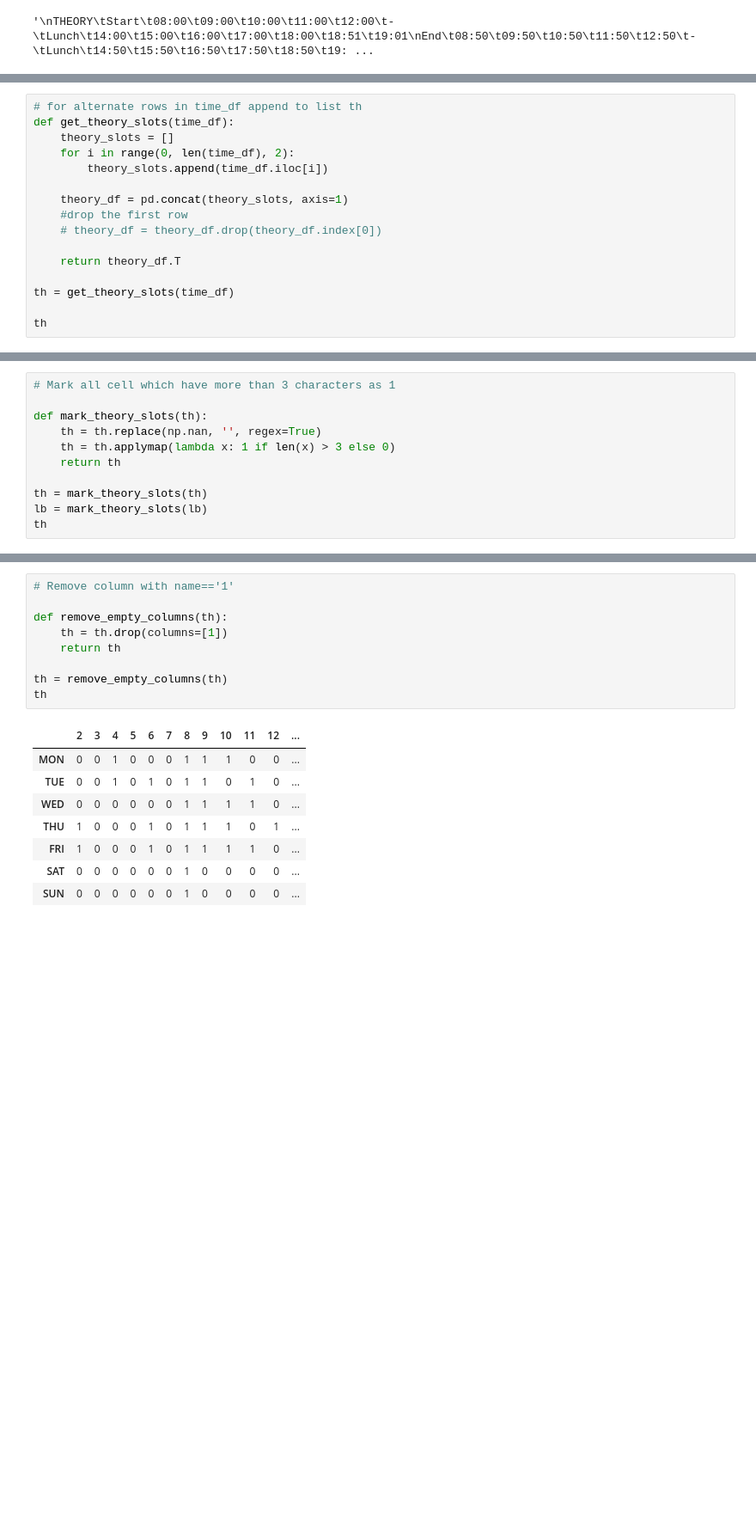
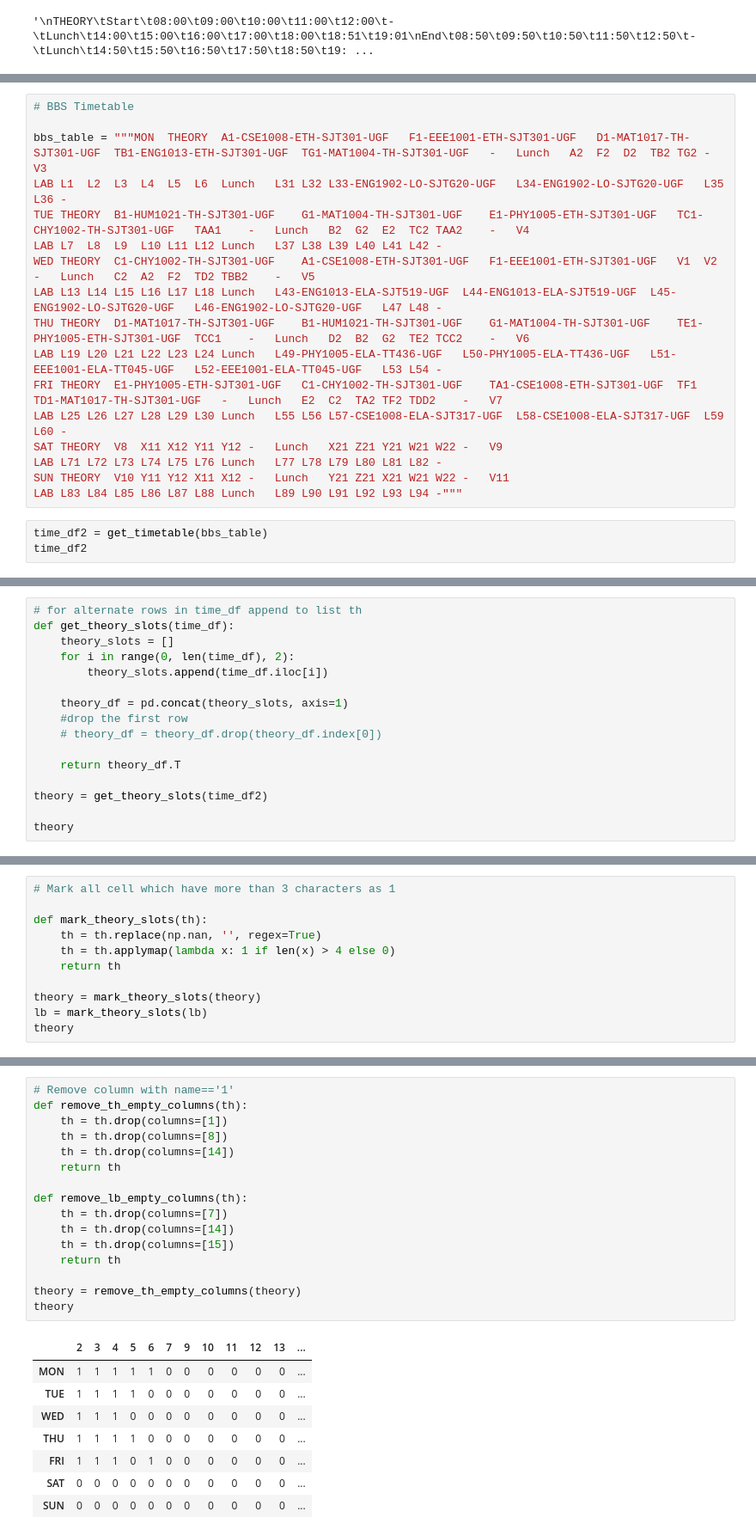
Before and after one commit to CaptAlpha/FreeSlotFinder, a Jupyter notebook: main.ipynb, the cells around one changed output, grey strips where cells are left out. Shown at 86% size. Cells and saved outputs as stored; diff of their text form; blank space fills up the shorter version.

```diff
--- a/main.ipynb
+++ b/main.ipynb
@@ -67,3 +54,23 @@ def get_timetable(timetable):
     # timetable = timetable.dropna(axis=1, how='all')
     # timetable = timetable.dropna(axis=0, how='all')
     return timetable
+# %%
+# BBS Timetable
+
+bbs_table = """MON	THEORY	A1-CSE1008-ETH-SJT301-UGF	F1-EEE1001-ETH-SJT301-UGF	D1-MAT1017-TH-SJT301-UGF	TB1-ENG1013-ETH-SJT301-UGF	TG1-MAT1004-TH-SJT301-UGF	-	Lunch	A2	F2	D2	TB2	TG2	-	V3
+LAB	L1	L2	L3	L4	L5	L6	Lunch	L31	L32	L33-ENG1902-LO-SJTG20-UGF	L34-ENG1902-LO-SJTG20-UGF	L35	L36	-
+TUE	THEORY	B1-HUM1021-TH-SJT301-UGF	G1-MAT1004-TH-SJT301-UGF	E1-PHY1005-ETH-SJT301-UGF	TC1-CHY1002-TH-SJT301-UGF	TAA1	-	Lunch	B2	G2	E2	TC2	TAA2	-	V4
+LAB	L7	L8	L9	L10	L11	L12	Lunch	L37	L38	L39	L40	L41	L42	-
+WED	THEORY	C1-CHY1002-TH-SJT301-UGF	A1-CSE1008-ETH-SJT301-UGF	F1-EEE1001-ETH-SJT301-UGF	V1	V2	-	Lunch	C2	A2	F2	TD2	TBB2	-	V5
+LAB	L13	L14	L15	L16	L17	L18	Lunch	L43-ENG1013-ELA-SJT519-UGF	L44-ENG1013-ELA-SJT519-UGF	L45-ENG1902-LO-SJTG20-UGF	L46-ENG1902-LO-SJTG20-UGF	L47	L48	-
+THU	THEORY	D1-MAT1017-TH-SJT301-UGF	B1-HUM1021-TH-SJT301-UGF	G1-MAT1004-TH-SJT301-UGF	TE1-PHY1005-ETH-SJT301-UGF	TCC1	-	Lunch	D2	B2	G2	TE2	TCC2	-	V6
+LAB	L19	L20	L21	L22	L23	L24	Lunch	L49-PHY1005-ELA-TT436-UGF	L50-PHY1005-ELA-TT436-UGF	L51-EEE1001-ELA-TT045-UGF	L52-EEE1001-ELA-TT045-UGF	L53	L54	-
+FRI	THEORY	E1-PHY1005-ETH-SJT301-UGF	C1-CHY1002-TH-SJT301-UGF	TA1-CSE1008-ETH-SJT301-UGF	TF1	TD1-MAT1017-TH-SJT301-UGF	-	Lunch	E2	C2	TA2	TF2	TDD2	-	V7
+LAB	L25	L26	L27	L28	L29	L30	Lunch	L55	L56	L57-CSE1008-ELA-SJT317-UGF	L58-CSE1008-ELA-SJT317-UGF	L59	L60	-
+SAT	THEORY	V8	X11	X12	Y11	Y12	-	Lunch	X21	Z21	Y21	W21	W22	-	V9
+LAB	L71	L72	L73	L74	L75	L76	Lunch	L77	L78	L79	L80	L81	L82	-
+SUN	THEORY	V10	Y11	Y12	X11	X12	-	Lunch	Y21	Z21	X21	W21	W22	-	V11
+LAB	L83	L84	L85	L86	L87	L88	Lunch	L89	L90	L91	L92	L93	L94	-"""
+# %%
+time_df2 = get_timetable(bbs_table)
+time_df2
@@ -114,8 +152,8 @@ def get_theory_slots(time_df):
 
     return theory_df.T
 
-th = get_theory_slots(time_df)
+theory = get_theory_slots(time_df2)
 
-th
+theory
 # %% [output]
 |  | 1 | 2 | 3 | 4 | 5 | 6 | 7 | 8 | 9 | 10 | 11 | ... |
@@ -151,11 +189,11 @@ lb
 
 def mark_theory_slots(th):
     th = th.replace(np.nan, '', regex=True)
-    th = th.applymap(lambda x: 1 if len(x) > 3 else 0)
+    th = th.applymap(lambda x: 1 if len(x) > 4 else 0)
     return th
 
-th = mark_theory_slots(th)
+theory = mark_theory_slots(theory)
 lb = mark_theory_slots(lb)
-th
+theory
 # %% [output]
 |  | 1 | 2 | 3 | 4 | 5 | 6 | 7 | 8 | 9 | 10 | 11 | ... |
@@ -180,18 +218,25 @@ th
 # %%
 # Remove column with name=='1'
-
-def remove_empty_columns(th):
+def remove_th_empty_columns(th):
     th = th.drop(columns=[1])
+    th = th.drop(columns=[8])
+    th = th.drop(columns=[14])
     return th
 
-th = remove_empty_columns(th)
-th
+def remove_lb_empty_columns(th):
+    th = th.drop(columns=[7])
+    th = th.drop(columns=[14])
+    th = th.drop(columns=[15])
+    return th
+
+theory = remove_th_empty_columns(theory)
+theory
 # %% [output]
-|  | 2 | 3 | 4 | 5 | 6 | 7 | 8 | 9 | 10 | 11 | 12 | ... |
-| MON | 0 | 0 | 1 | 0 | 0 | 0 | 1 | 1 | 1 | 0 | 0 | ... |
-| TUE | 0 | 0 | 1 | 0 | 1 | 0 | 1 | 1 | 0 | 1 | 0 | ... |
-| WED | 0 | 0 | 0 | 0 | 0 | 0 | 1 | 1 | 1 | 1 | 0 | ... |
-| THU | 1 | 0 | 0 | 0 | 1 | 0 | 1 | 1 | 1 | 0 | 1 | ... |
-| FRI | 1 | 0 | 0 | 0 | 1 | 0 | 1 | 1 | 1 | 1 | 0 | ... |
-| SAT | 0 | 0 | 0 | 0 | 0 | 0 | 1 | 0 | 0 | 0 | 0 | ... |
-| SUN | 0 | 0 | 0 | 0 | 0 | 0 | 1 | 0 | 0 | 0 | 0 | ... |
+|  | 2 | 3 | 4 | 5 | 6 | 7 | 9 | 10 | 11 | 12 | 13 | ... |
+| MON | 1 | 1 | 1 | 1 | 1 | 0 | 0 | 0 | 0 | 0 | 0 | ... |
+| TUE | 1 | 1 | 1 | 1 | 0 | 0 | 0 | 0 | 0 | 0 | 0 | ... |
+| WED | 1 | 1 | 1 | 0 | 0 | 0 | 0 | 0 | 0 | 0 | 0 | ... |
+| THU | 1 | 1 | 1 | 1 | 0 | 0 | 0 | 0 | 0 | 0 | 0 | ... |
+| FRI | 1 | 1 | 1 | 0 | 1 | 0 | 0 | 0 | 0 | 0 | 0 | ... |
+| SAT | 0 | 0 | 0 | 0 | 0 | 0 | 0 | 0 | 0 | 0 | 0 | ... |
+| SUN | 0 | 0 | 0 | 0 | 0 | 0 | 0 | 0 | 0 | 0 | 0 | ... |
```
Also changed, not shown: parts of 32 cells of this notebook, 1 other file.
